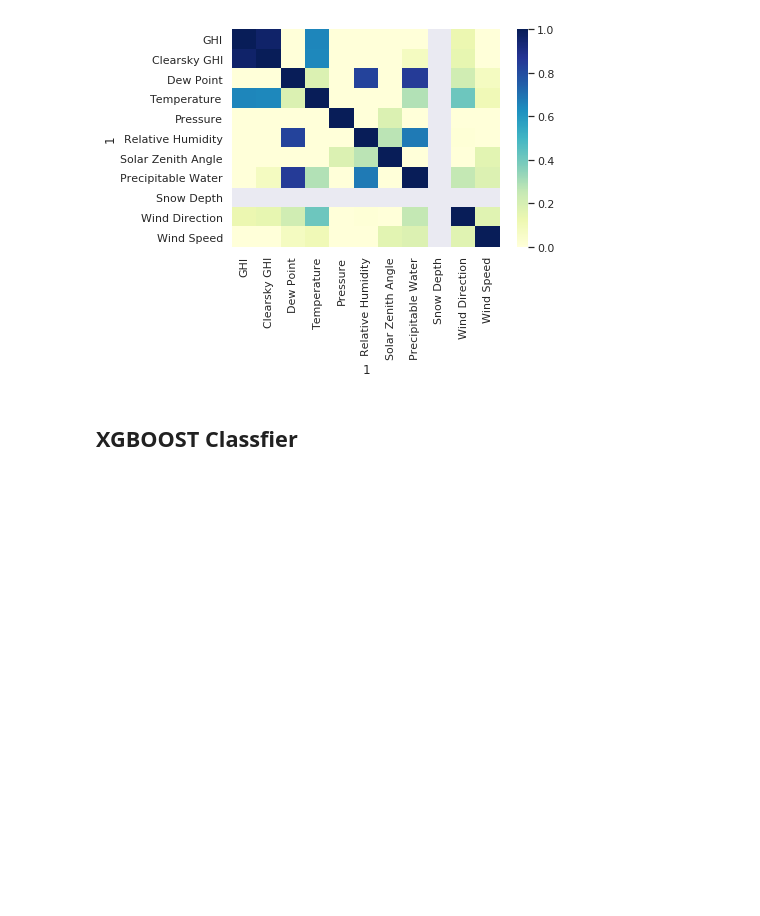
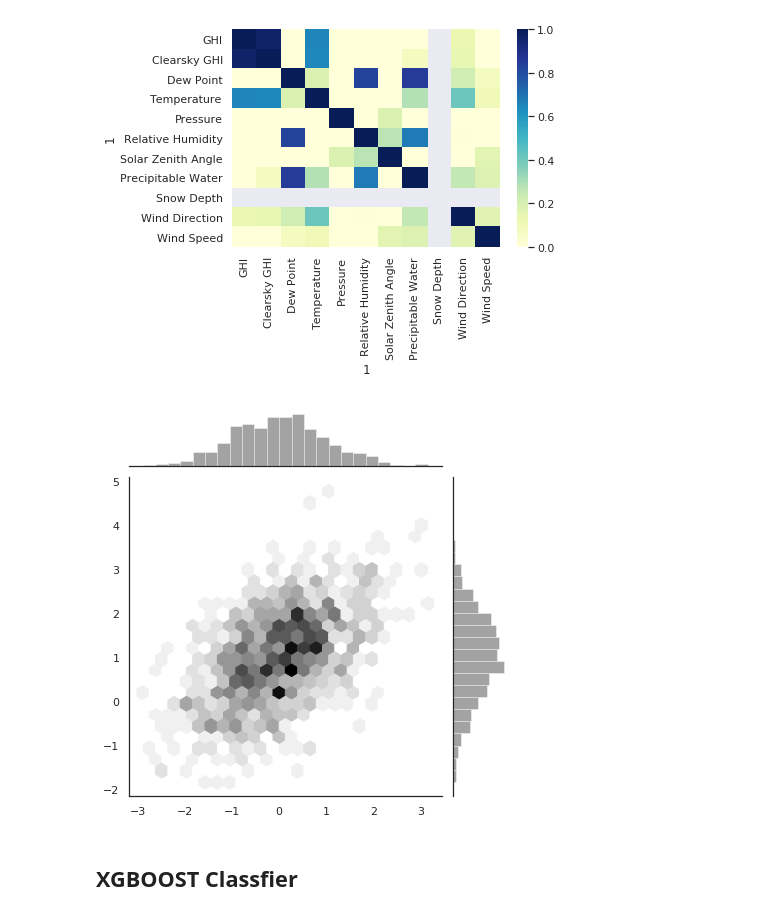
Before and after one commit to orionpax00/weather, a Jupyter notebook: src/data_filtering_&_plots.ipynb, the cells around one changed output. Cells and saved outputs as stored; diff of their text form; code cells hidden in the pictures; blank space fills up the shorter version.

Commit message:
bivariate plot

```diff
--- a/src/data_filtering_&_plots.ipynb
+++ b/src/data_filtering_&_plots.ipynb
@@ -133,9 +133,12 @@ corr_hm.figure.savefig("../docs/corr_heatmap.png",dpi=200,bbox_inches = "tight")
 # %% [output]
 [figure]
 # %%
+mean, cov = [0, 1], [(1, .5), (.5, 1)]
 x, y = np.random.multivariate_normal(mean, cov, 1000).T
 with sns.axes_style("white"):
     sns.jointplot(x=x, y=y, kind="hex", color="k");
+# %% [output]
+[figure, added]
 # %% [markdown]
 ## XGBOOST Classfier
 # %%
```
Also changed, not shown: parts of 1 cell of this notebook.
